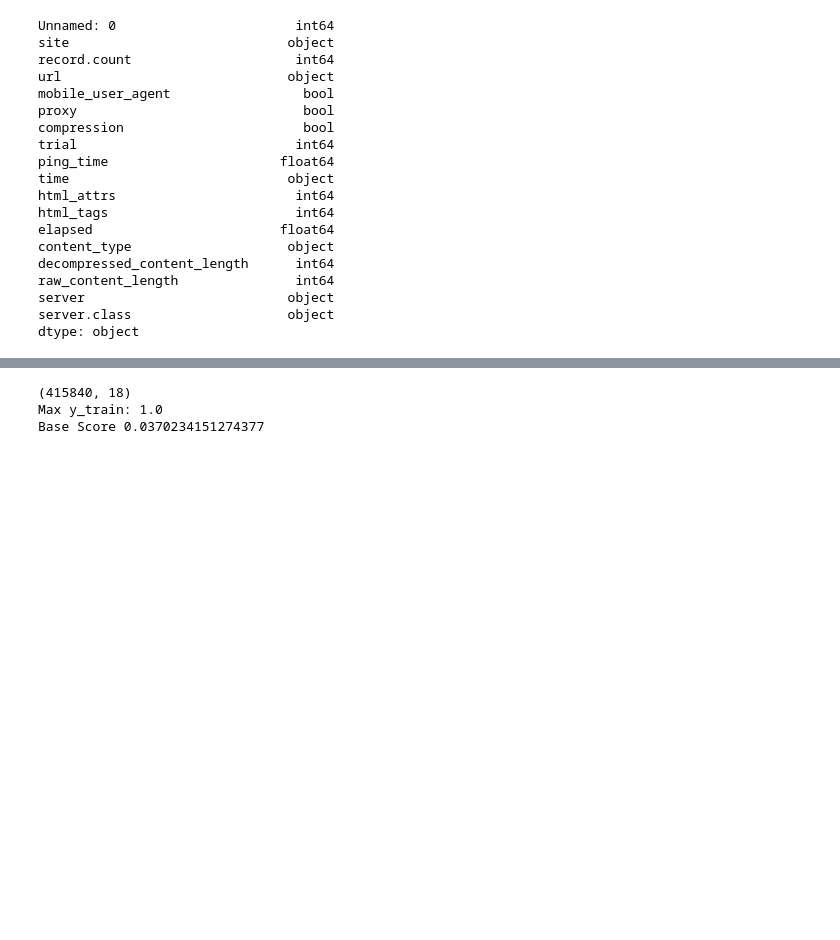
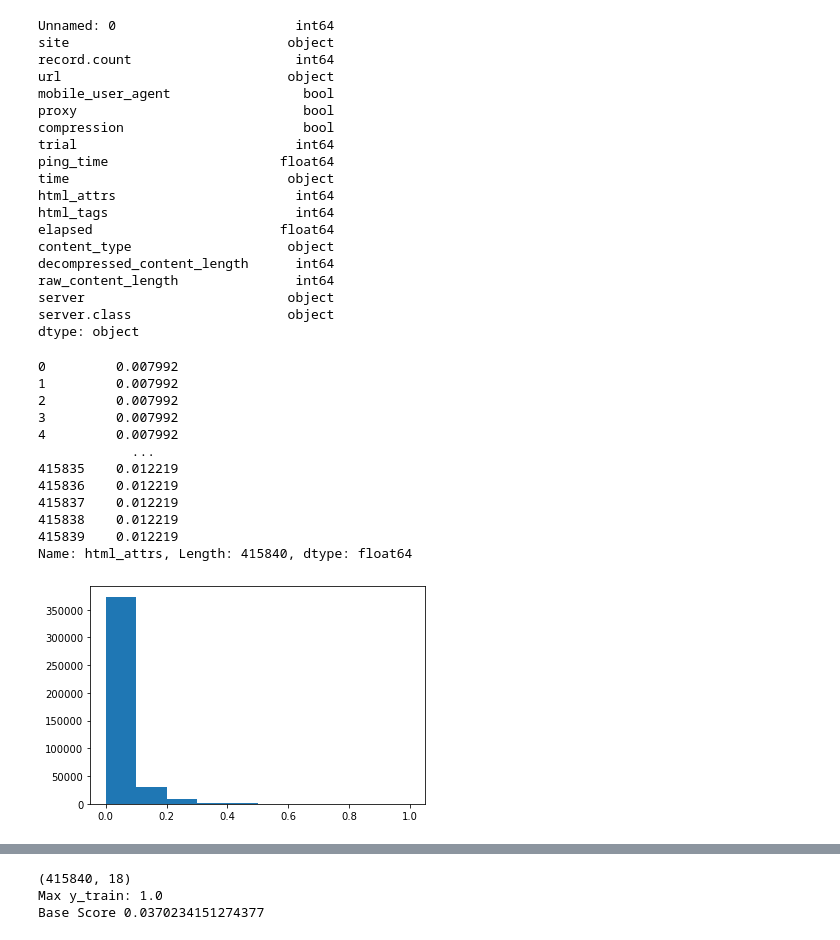
Before and after one commit to sharmapulkit/TreeInterpretability_AnomalyExplanation, a Jupyter notebook: shap/notebooks/xgb_networking_data.ipynb, the cells around one changed output, grey strips where cells are left out. Drawn from its saved outputs; the diff is of its cells as text; code cells hidden in the pictures; blank space fills up the shorter version.

```diff
--- a/shap/notebooks/xgb_networking_data.ipynb
+++ b/shap/notebooks/xgb_networking_data.ipynb
@@ -59 +73,32 @@ feature_columns = ['record.count', 'mobile_user_agent', 'proxy', 'compression',
+# %%
+## Normalize columns of Y_train
+x = data.values
+min_max_scaler = preprocessing.MinMaxScaler()
+Y_normalized = data[target_columns].copy()
+
+for target in target_columns:
+    col_min = Y_normalized.loc[:, target].min()
+    col_max = Y_normalized.loc[:, target].max()
+    Y_normalized[target] = (Y_normalized.loc[:, target] - col_min)/(col_max - col_min)
+
+print(Y_normalized.loc[:, 'html_attrs'])
+plt.hist(Y_normalized.loc[:, target])
+plt.show()
+# print(np.max(Y_train.loc[:, target]) - np.min(Y_train[:, target]))
+Y_train_normalized = Y_normalized[:train_size]
+Y_test_normalized = Y_normalized[train_size:]
+# %% [output]
+0         0.007992
+1         0.007992
+2         0.007992
+3         0.007992
+4         0.007992
+            ...
+415835    0.012219
+415836    0.012219
+415837    0.012219
+415838    0.012219
+415839    0.012219
+Name: html_attrs, Length: 415840, dtype: float64
+[figure, added]
 # %%
```
Also changed, not shown: parts of 9 cells of this notebook, 1 other file.
